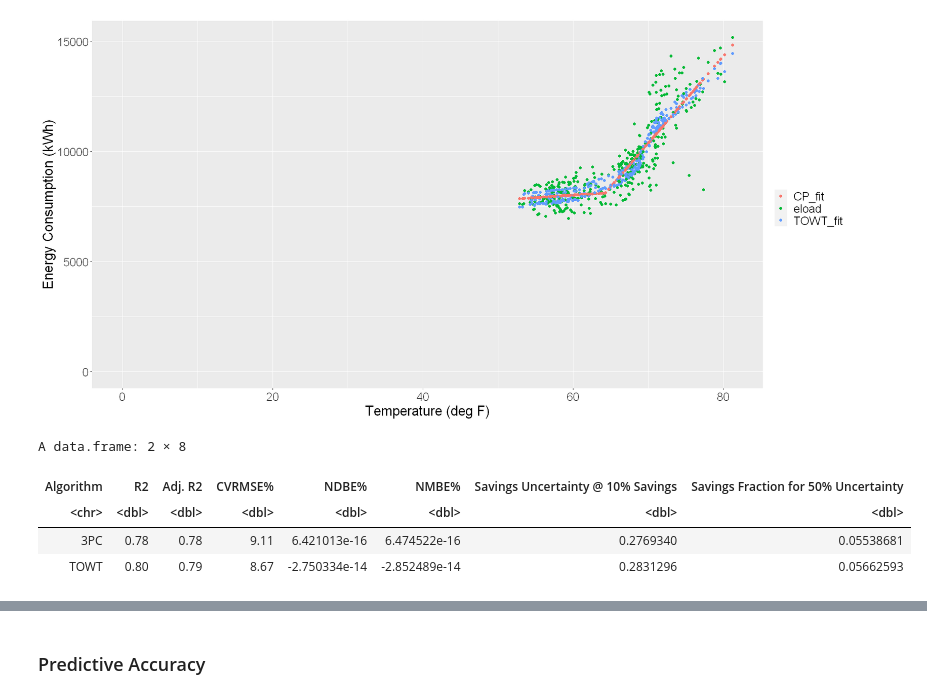
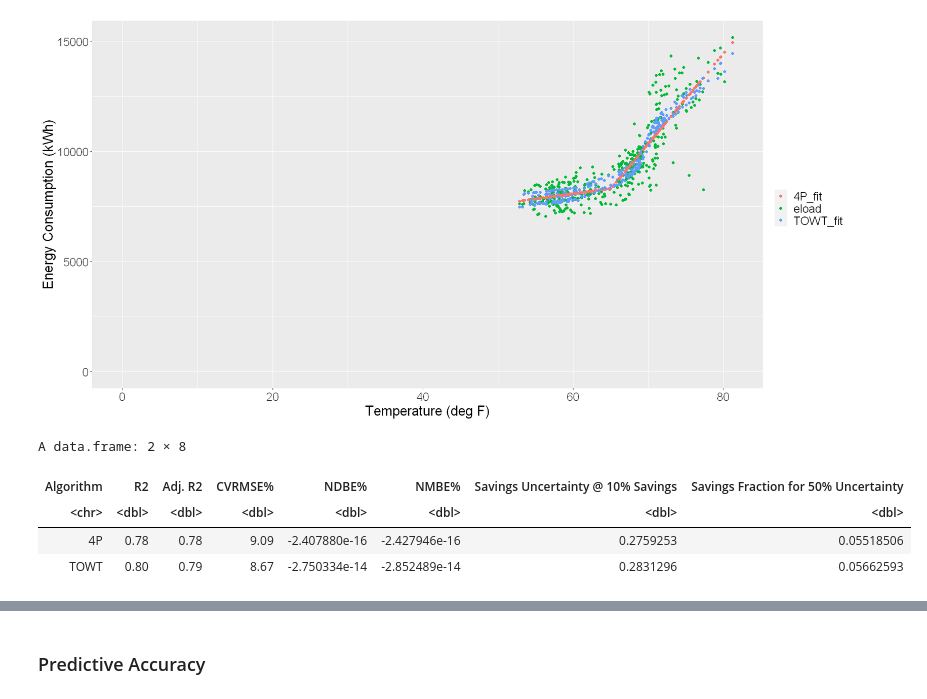
Before and after one commit to MeeraSharma/my-first-binder, a Jupyter notebook: Out-of-Sample Testing Code.ipynb, the cells around one changed output, grey strips where cells are left out. Cells and saved outputs as stored; diff of their text form; code cells hidden in the pictures.

```diff
--- a/Out-of-Sample Testing Code.ipynb
+++ b/Out-of-Sample Testing Code.ipynb
@@ -96,19 +99,19 @@ In the next section, the time-of-week & temperature and the three parameter cool
 # %%
 # create the two models and the dataframe for plotting
 
-three_parameter_cooling_model <- nmecr::model_with_CP(training_data = energy_temp_df,
-                                               model_input_options = nmecr::assign_model_inputs(regression_type = "3PC"))
+four_parameter_model <- nmecr::model_with_CP(training_data = energy_temp_df,
+                                               model_input_options = nmecr::assign_model_inputs(regression_type = "4P"))
 
 TOWT_model <- nmecr::model_with_TOWT(training_data = energy_temp_df,
                                      model_input_options = nmecr::assign_model_inputs(regression_type = "TOWT"))
 
-actual_modeled_df <- three_parameter_cooling_model$training_data %>%
+actual_modeled_df <- four_parameter_model$training_data %>%
     select(-c("model_fit")) %>%
-    mutate('CP_fit' = three_parameter_cooling_model$training_data$model_fit) %>%
+    mutate('4P_fit' = four_parameter_model$training_data$model_fit) %>%
     mutate('TOWT_fit' = TOWT_model$training_data$model_fit)
 
 baseline_scatter_df <- tidyr::pivot_longer(actual_modeled_df,
-                                           cols = c("eload", "CP_fit", "TOWT_fit"))
+                                           cols = c("eload", "4P_fit", "TOWT_fit"))
 # %%
 generate_scatter_plot <- function(data) {   # to generate scatter plot
     data %>%
@@ -153,7 +156,7 @@ generate_summary_stats <- function(model1, model2) {
     metrics$`NMBE%` <- as.numeric(metrics$`NMBE%`)
 
     metrics <- metrics %>%
-        mutate("Algorithm" = c("3PC", "TOWT"))
+        mutate("Algorithm" = c("4P", "TOWT"))
 
     metrics <- metrics %>%
         select(c("Algorithm", everything()))
@@ -161,10 +164,10 @@ generate_summary_stats <- function(model1, model2) {
     return(metrics)
 }
 # %%
-generate_summary_stats(three_parameter_cooling_model, TOWT_model)
+generate_summary_stats(four_parameter_model, TOWT_model)
 # %% [output]
 A data.frame: 2 × 8
 | Algorithm | R2 | Adj. R2 | CVRMSE% | NDBE% | NMBE% | Savings Uncertainty @ 10% Savings | Savings Fraction for 50% Uncertainty |
 | <chr> | <dbl> | <dbl> | <dbl> | <dbl> | <dbl> | <dbl> | <dbl> |
-| 3PC | 0.78 | 0.78 | 9.11 | 6.421013e-16 | 6.474522e-16 | 0.2769340 | 0.05538681 |
+| 4P | 0.78 | 0.78 | 9.09 | -2.407880e-16 | -2.427946e-16 | 0.2759253 | 0.05518506 |
 | TOWT | 0.80 | 0.79 | 8.67 | -2.750334e-14 | -2.852489e-14 | 0.2831296 | 0.05662593 |
```
Also changed, not shown: parts of 25 cells of this notebook, 2 other files.
